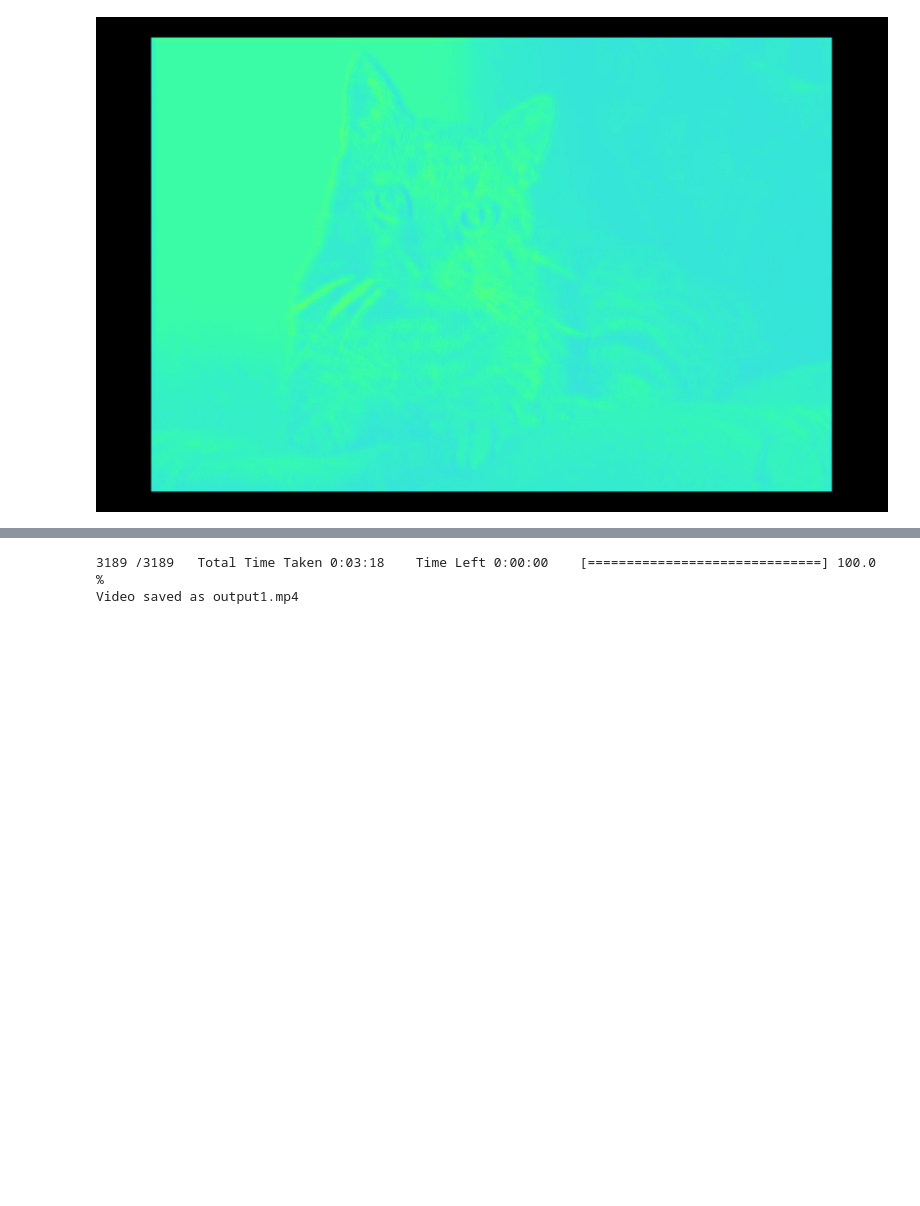
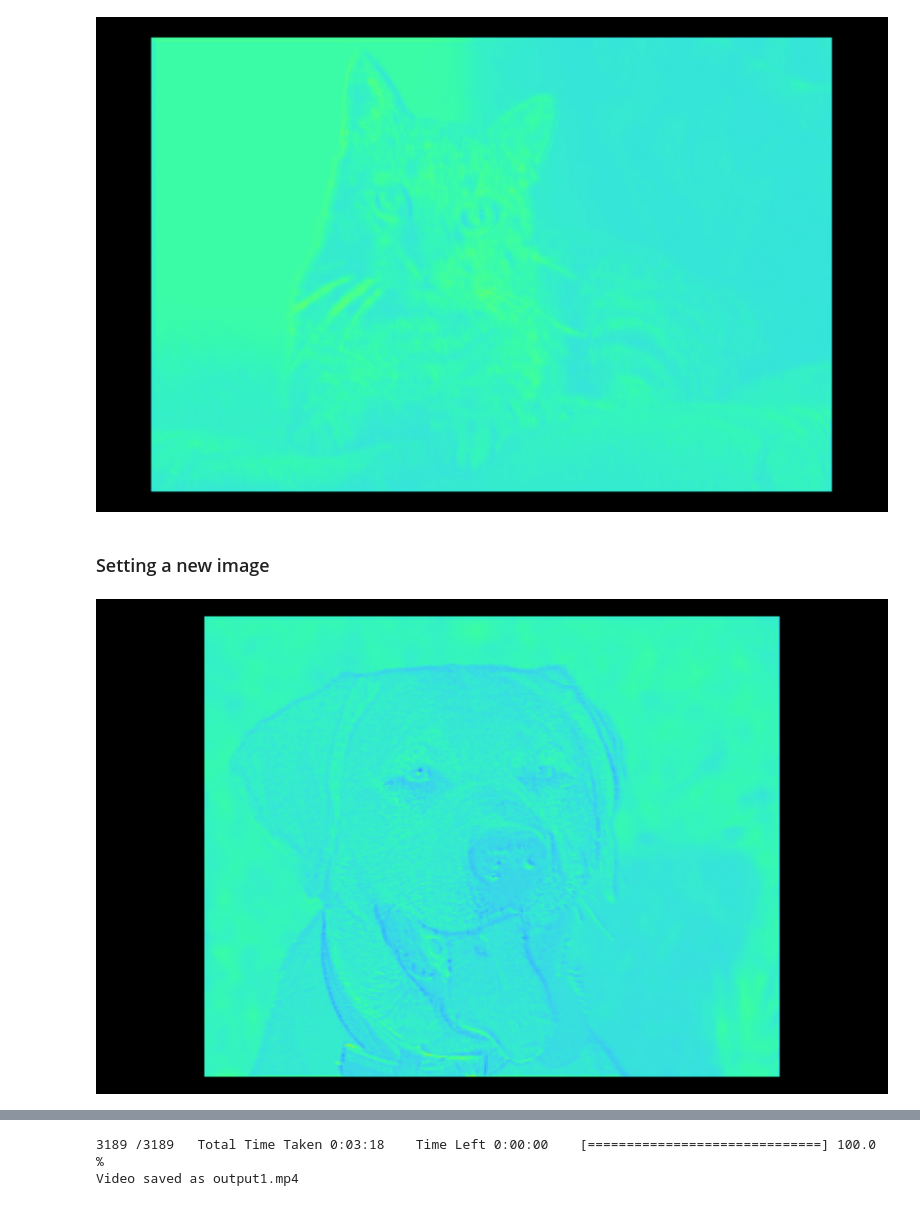
Before and after one commit to arched-dev/mapextrackt, a Jupyter notebook: examples/examples.ipynb, the cells around one changed output, grey strips where cells are left out. Cells and saved outputs as stored; diff of their text form; code cells hidden in the pictures; blank space fills up the shorter version.

```diff
--- a/examples/examples.ipynb
+++ b/examples/examples.ipynb
@@ -48,3 +55,11 @@ img.save("example_output3.jpg")
 img
 # %% [output]
 [figure]
+# %% [markdown]
+### Setting a new image
+# %%
+fe.set_image("dog.jpg")
+img = fe.display_from_map(layer_no=2, cell_no=10, out_type="pil", colourize=20, outsize=(800,500), border=0.03, picture_in_picture=False)
+img
+# %% [output]
+[figure, added]
```
Also changed, not shown: parts of 26 cells of this notebook, 1 other file.
